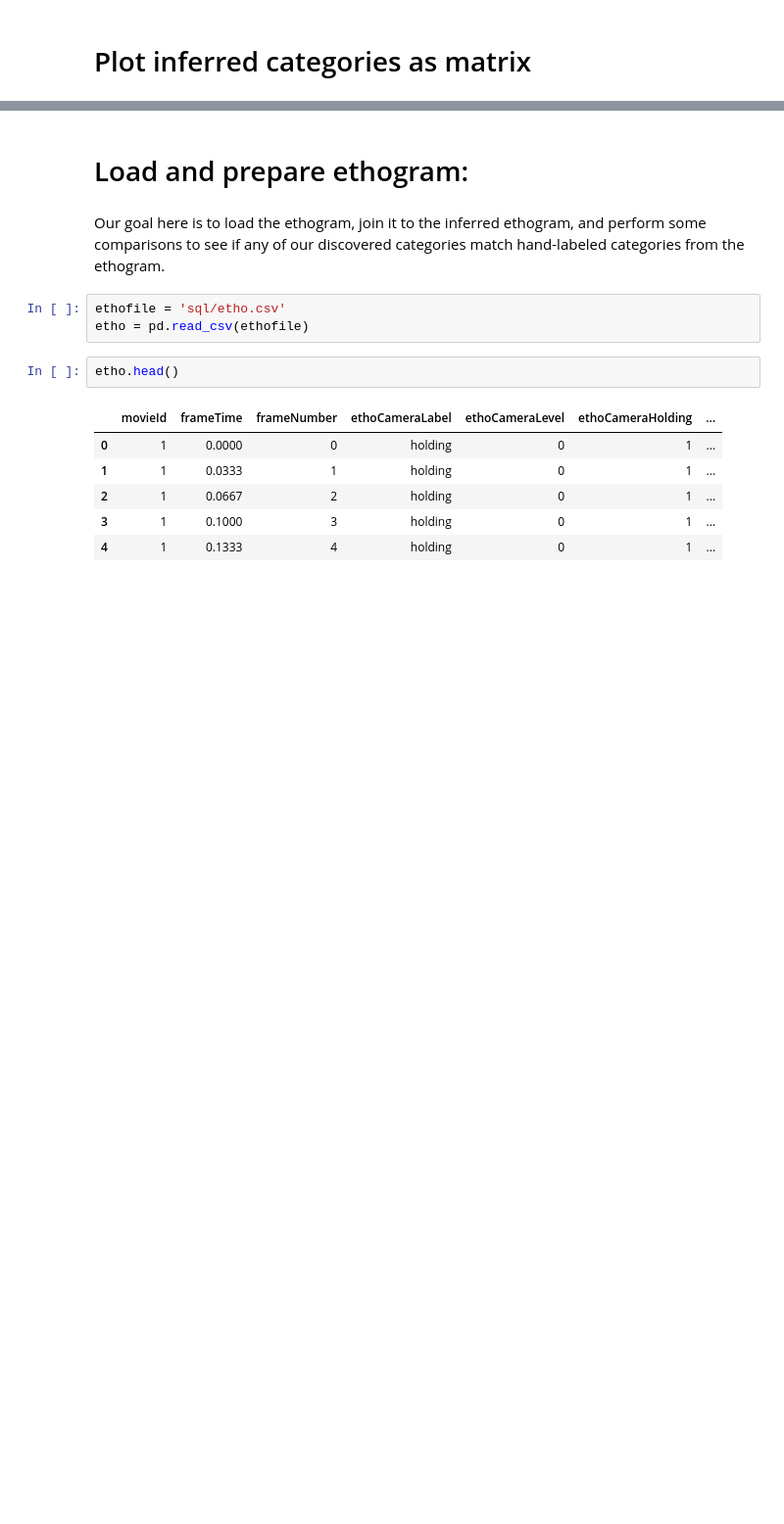
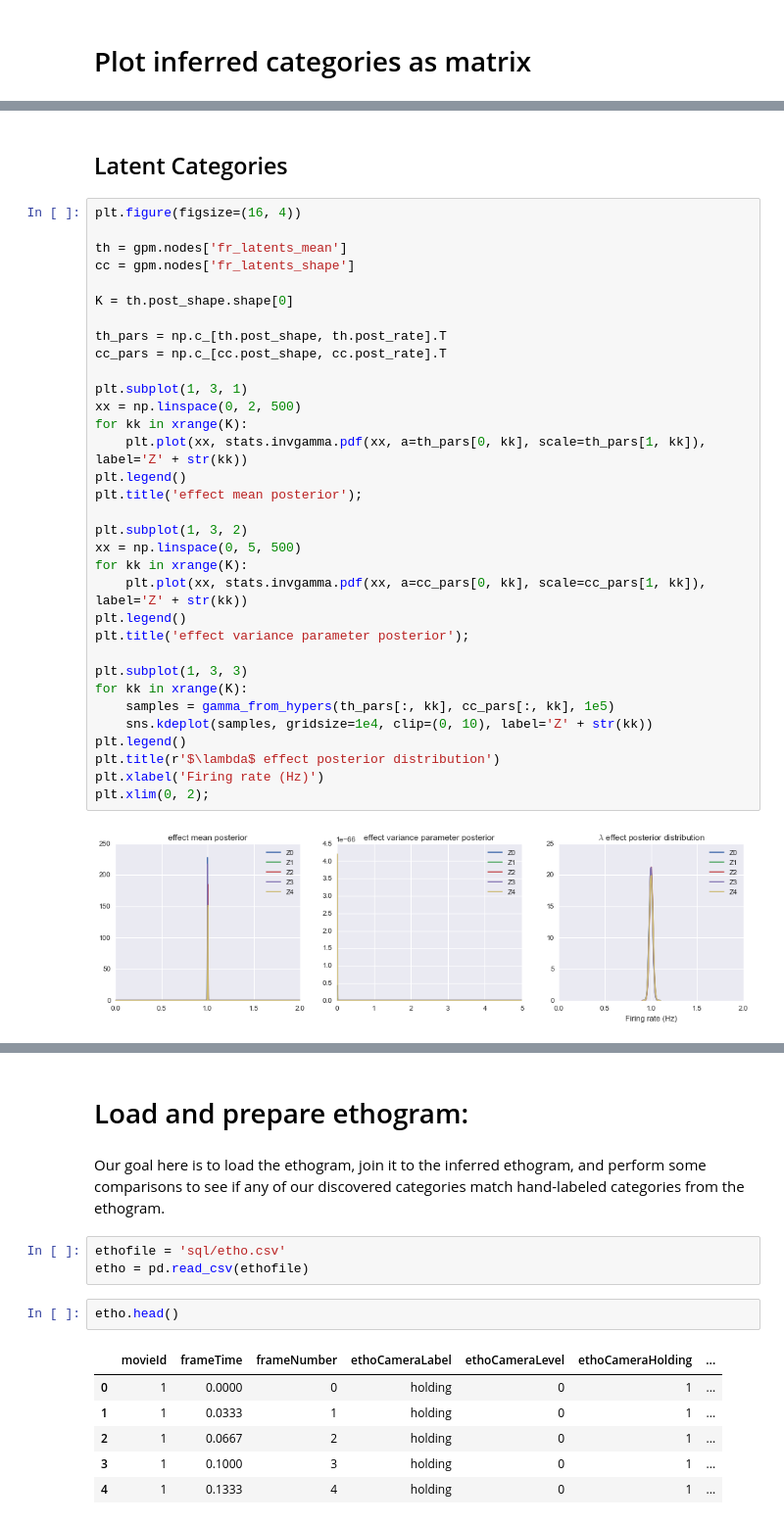
Before and after one commit to pearsonlab/spiketopics, a Jupyter notebook: explore_inferred_etho.ipynb, the cells around one changed output, grey strips where cells are left out. Shown at 98% size. Cells and saved outputs as stored; diff of their text form; blank space fills up the shorter version.

```diff
--- a/explore_inferred_etho.ipynb
+++ b/explore_inferred_etho.ipynb
@@ -39,0 +91,37 @@ matshow(df[df['movie'] == 1].iloc[:, 3:].T, vmin=0, vmax=1)
+# %% [markdown]
+## Latent Categories
+# %%
+plt.figure(figsize=(16, 4))
+
+th = gpm.nodes['fr_latents_mean']
+cc = gpm.nodes['fr_latents_shape']
+
+K = th.post_shape.shape[0]
+
+th_pars = np.c_[th.post_shape, th.post_rate].T
+cc_pars = np.c_[cc.post_shape, cc.post_rate].T
+
+plt.subplot(1, 3, 1)
+xx = np.linspace(0, 2, 500)
+for kk in xrange(K):
+    plt.plot(xx, stats.invgamma.pdf(xx, a=th_pars[0, kk], scale=th_pars[1, kk]), label='Z' + str(kk))
+plt.legend()
+plt.title('effect mean posterior');
+
+plt.subplot(1, 3, 2)
+xx = np.linspace(0, 5, 500)
+for kk in xrange(K):
+    plt.plot(xx, stats.invgamma.pdf(xx, a=cc_pars[0, kk], scale=cc_pars[1, kk]), label='Z' + str(kk))
+plt.legend()
+plt.title('effect variance parameter posterior');
+
+plt.subplot(1, 3, 3)
+for kk in xrange(K):
+    samples = gamma_from_hypers(th_pars[:, kk], cc_pars[:, kk], 1e5)
+    sns.kdeplot(samples, gridsize=1e4, clip=(0, 10), label='Z' + str(kk))
+plt.legend()
+plt.title(r'$\lambda$ effect posterior distribution')
+plt.xlabel('Firing rate (Hz)')
+plt.xlim(0, 2);
+# %% [output]
+[figure, added]
```
Also changed, not shown: parts of 19 cells of this notebook.
